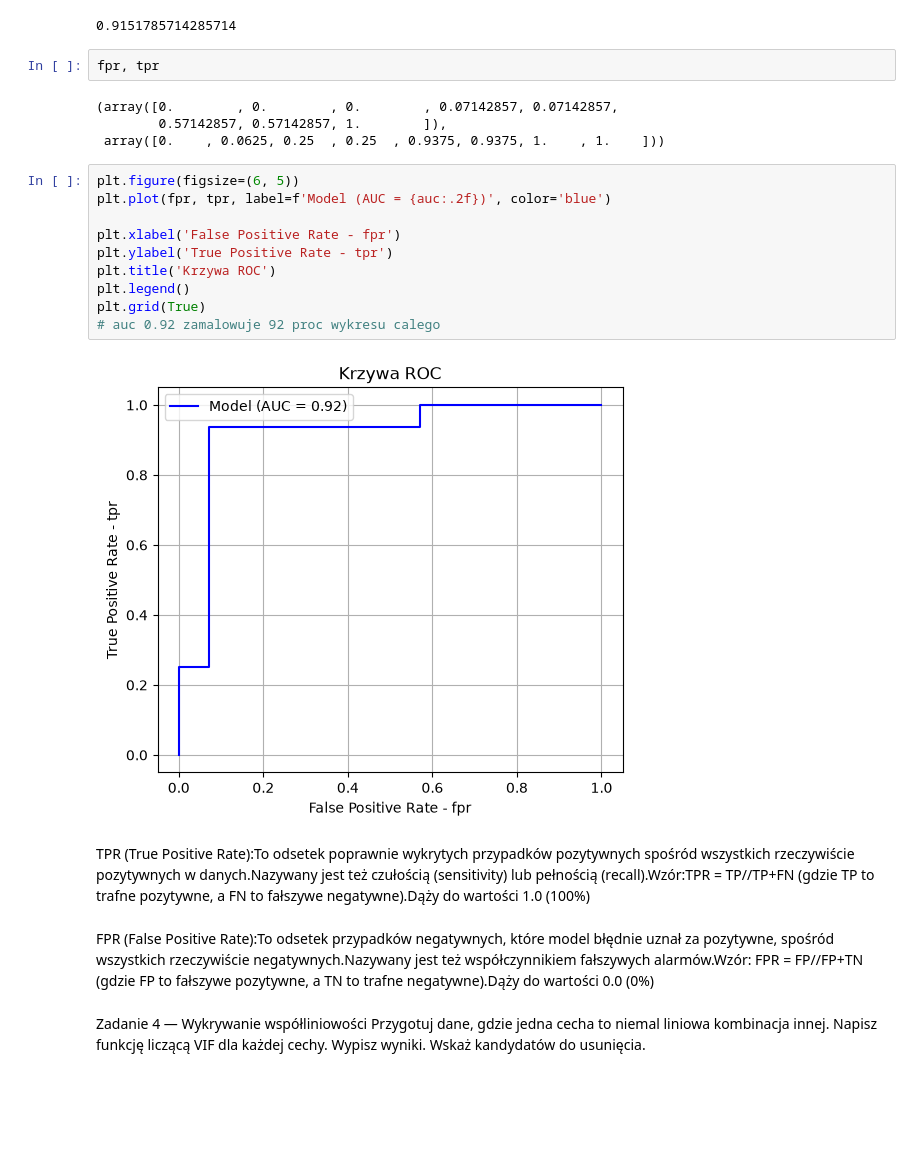
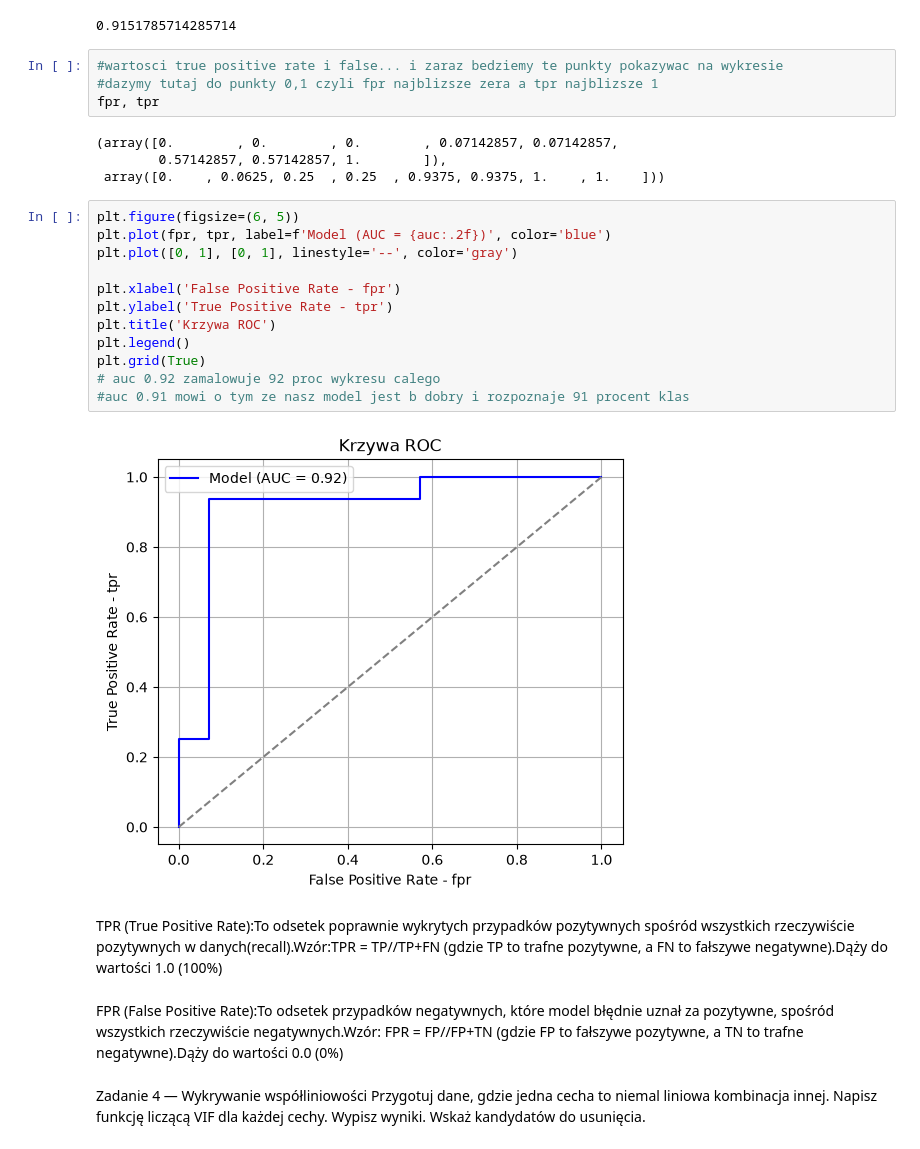
Before and after one commit to michallitwin/python-learning, a Jupyter notebook: python_ml_exercises/zad_reg_log.ipynb, the cells around one changed output. Drawn from its saved outputs; the diff is of its cells as text; blank space fills up the shorter version.

```diff
--- a/python_ml_exercises/zad_reg_log.ipynb
+++ b/python_ml_exercises/zad_reg_log.ipynb
@@ -274,6 +329,8 @@ auc
 # %% [output]
 0.9151785714285714
 # %%
+#wartosci true positive rate i false... i zaraz bedziemy te punkty pokazywac na wykresie
+#dazymy tutaj do punkty 0,1 czyli fpr najblizsze zera a tpr najblizsze 1
 fpr, tpr
 # %% [output]
 (array([0.        , 0.        , 0.        , 0.07142857, 0.07142857,
@@ -282,19 +339,21 @@ fpr, tpr
 # %%
 plt.figure(figsize=(6, 5))
 plt.plot(fpr, tpr, label=f'Model (AUC = {auc:.2f})', color='blue')
+plt.plot([0, 1], [0, 1], linestyle='--', color='gray')
 
 plt.xlabel('False Positive Rate - fpr')
 plt.ylabel('True Positive Rate - tpr')
 plt.title('Krzywa ROC')
 plt.legend()
 plt.grid(True)
 # auc 0.92 zamalowuje 92 proc wykresu calego
+#auc 0.91 mowi o tym ze nasz model jest b dobry i rozpoznaje 91 procent klas
 # %% [output]
-[figure, old version]
+[figure, new version]
 # %% [markdown]
-TPR (True Positive Rate):To odsetek poprawnie wykrytych przypadków pozytywnych spośród wszystkich rzeczywiście pozytywnych w danych.Nazywany jest też czułością (sensitivity) lub pełnością (recall).Wzór:TPR = TP//TP+FN (gdzie TP to trafne pozytywne, a FN to fałszywe negatywne).Dąży do wartości 1.0 (100%)
+TPR (True Positive Rate):To odsetek poprawnie wykrytych przypadków pozytywnych spośród wszystkich rzeczywiście pozytywnych w danych(recall).Wzór:TPR = TP//TP+FN (gdzie TP to trafne pozytywne, a FN to fałszywe negatywne).Dąży do wartości 1.0 (100%)
 # %% [markdown]
-FPR (False Positive Rate):To odsetek przypadków negatywnych, które model błędnie uznał za pozytywne, spośród wszystkich rzeczywiście negatywnych.Nazywany jest też współczynnikiem fałszywych alarmów.Wzór: FPR = FP//FP+TN (gdzie FP to fałszywe pozytywne, a TN to trafne negatywne).Dąży do wartości 0.0 (0%)
+FPR (False Positive Rate):To odsetek przypadków negatywnych, które model błędnie uznał za pozytywne, spośród wszystkich rzeczywiście negatywnych.Wzór: FPR = FP//FP+TN (gdzie FP to fałszywe pozytywne, a TN to trafne negatywne).Dąży do wartości 0.0 (0%)
 # %% [markdown]
 Zadanie 4 — Wykrywanie współliniowości
 Przygotuj dane, gdzie jedna cecha to niemal liniowa kombinacja innej.
```
Also changed, not shown: parts of 12 cells of this notebook, 9 other files.
